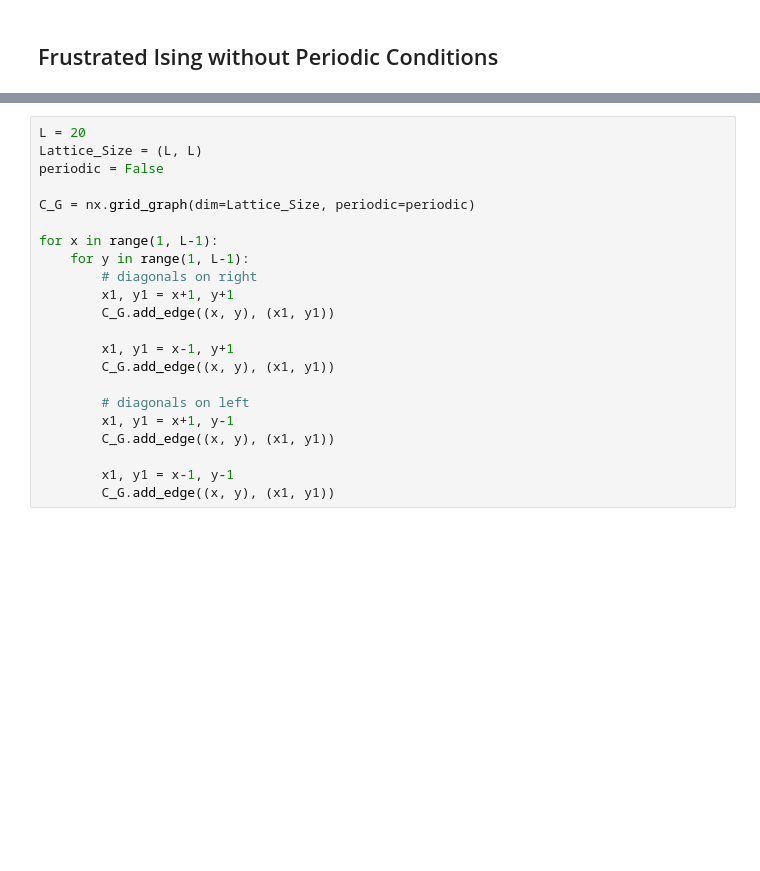
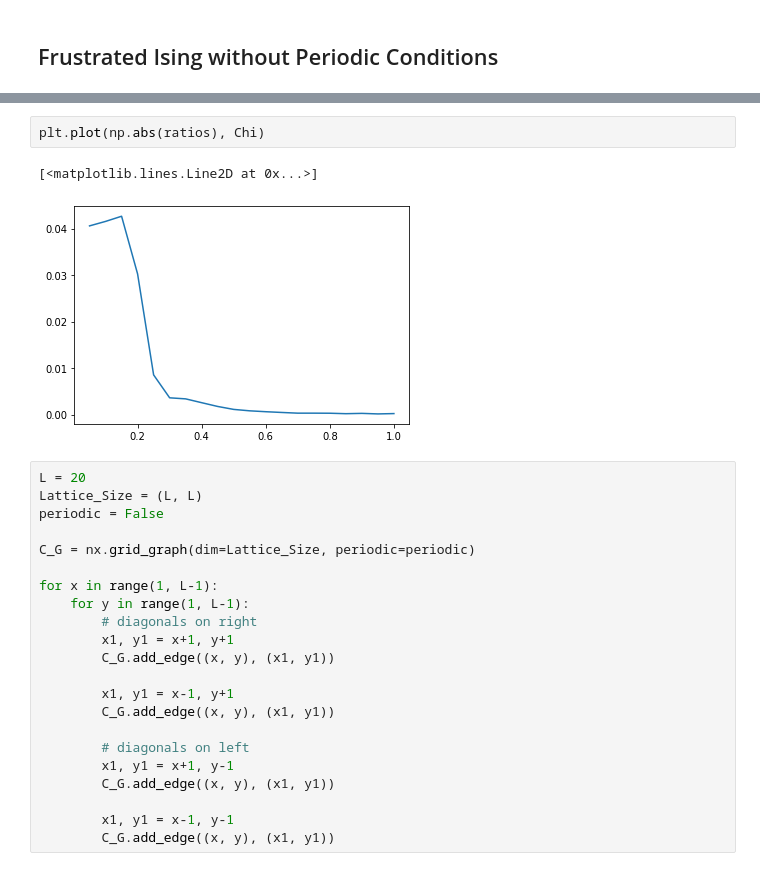
Before and after one commit to Wronsmin/Quantum-Computing, a Jupyter notebook: source/BQM_approach/Ising/Ising_frustrated_Open.ipynb, the cells around one changed output, grey strips where cells are left out. Drawn from its saved outputs; the diff is of its cells as text; blank space fills up the shorter version.

```diff
--- a/source/BQM_approach/Ising/Ising_frustrated_Open.ipynb
+++ b/source/BQM_approach/Ising/Ising_frustrated_Open.ipynb
@@ -53,3 +80,8 @@ else:
+# %%
+plt.plot(np.abs(ratios), Chi)
+# %% [output]
+[<matplotlib.lines.Line2D at 0x...>]
+[figure, added]
 # %%
 L = 20
 Lattice_Size = (L, L)
```
Also changed, not shown: parts of 8 cells of this notebook, 1 other file.
